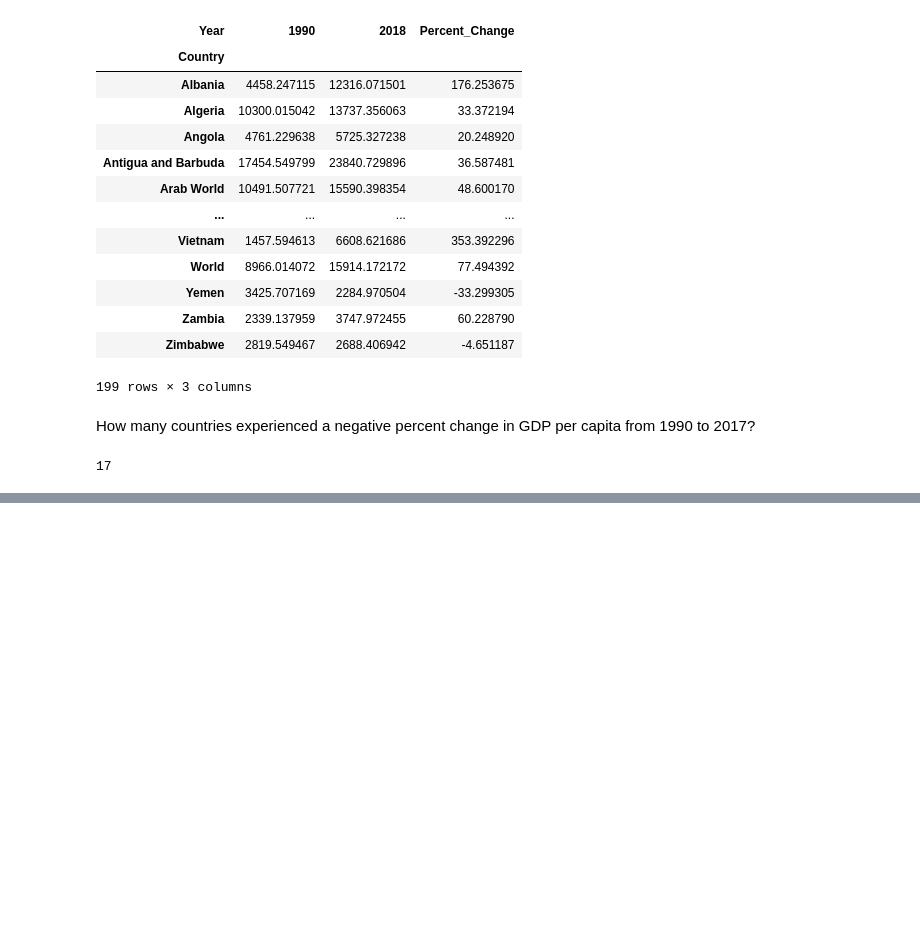
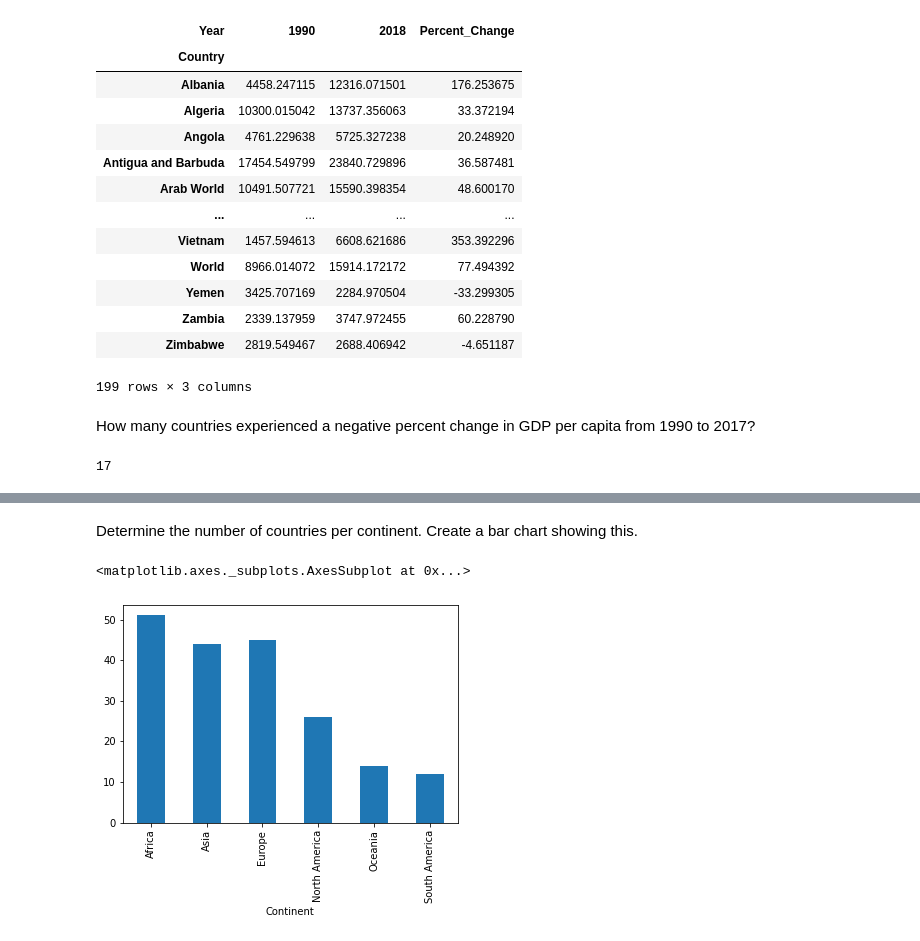
Before and after one commit to nss-data-science-cohort-4/dq1-undata-jasonamyers, a Jupyter notebook: notebooks/UN_Data_Exploration.ipynb, the cells around one changed output, grey strips where cells are left out. Cells and saved outputs as stored; diff of their text form; code cells hidden in the pictures; blank space fills up the shorter version.

```diff
--- a/notebooks/UN_Data_Exploration.ipynb
+++ b/notebooks/UN_Data_Exploration.ipynb
@@ -194,0 +185,2 @@ KeyError: 'Year'
+# %%
+continents = pd.read_csv(r"C:\Users\jason\nss\dq1-undata-jasonamyers\data\continents.csv")
@@ -194,0 +189,9 @@ KeyError: 'Year'
+# %%
+gdp_df = gdp_df.merge(continents)
+# %% [markdown]
+Determine the number of countries per continent. Create a bar chart showing this.
+# %%
+gdp_df[['Country', 'Continent']].groupby('Continent')['Country'].nunique().plot(kind='bar')
+# %% [output]
+<matplotlib.axes._subplots.AxesSubplot at 0x...>
+[figure, added]
```
Also changed, not shown: parts of 27 cells of this notebook.
